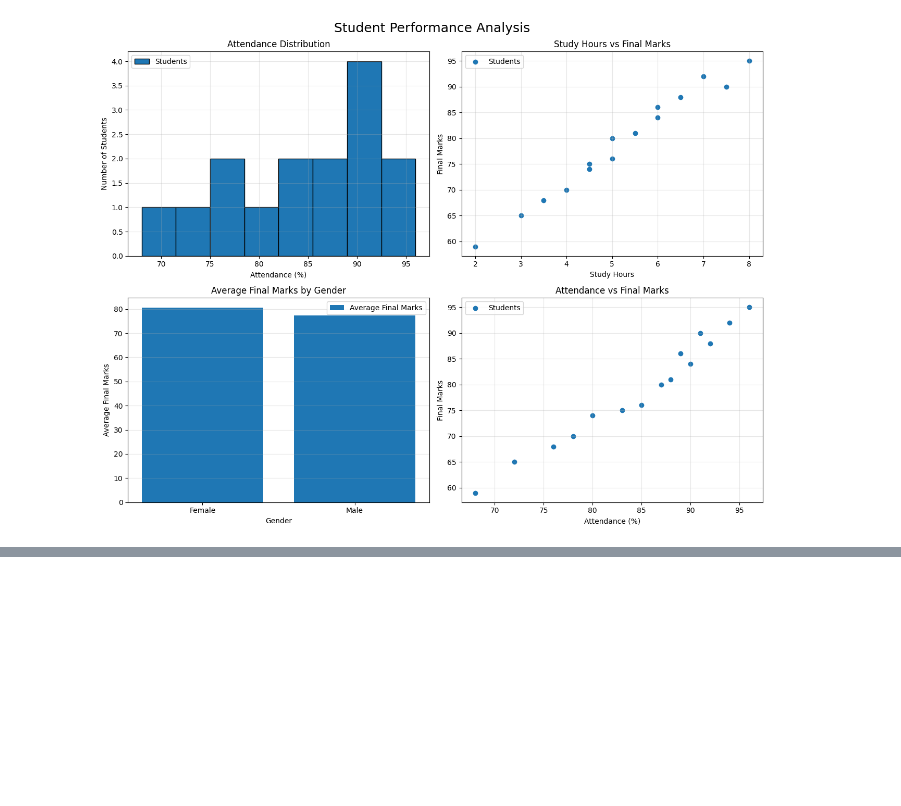
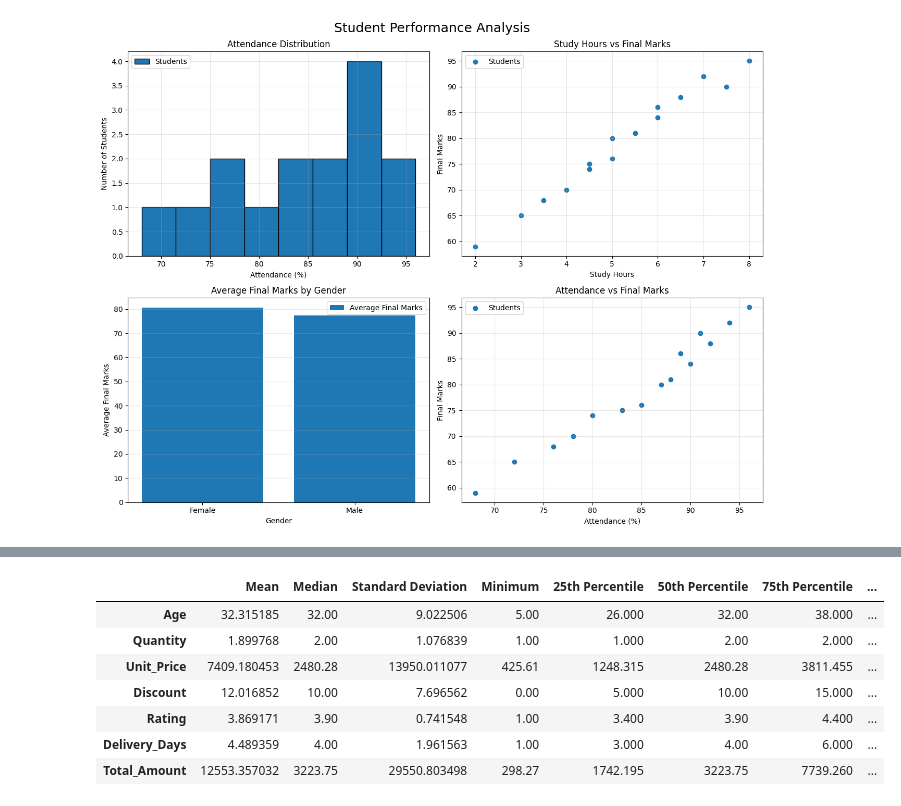
Before and after one commit to Calibo353/Matplotlib, a Jupyter notebook: ai assistance.ipynb, the cells around one changed output, grey strips where cells are left out. Cells and saved outputs as stored; diff of their text form; code cells hidden in the pictures; blank space fills up the shorter version.

```diff
--- a/ai assistance.ipynb
+++ b/ai assistance.ipynb
@@ -894,0 +923,24 @@ plt.show()
+# %%
+
+
+summary = pd.DataFrame({
+    "Mean": df[numerical_columns].mean(),
+    "Median": df[numerical_columns].median(),
+    "Standard Deviation": df[numerical_columns].std(),
+    "Minimum": df[numerical_columns].min(),
+    "25th Percentile": df[numerical_columns].quantile(0.25),
+    "50th Percentile": df[numerical_columns].quantile(0.50),
+    "75th Percentile": df[numerical_columns].quantile(0.75),
+    "Maximum": df[numerical_columns].max()
+})
+
+summary
+# %% [output]
+|  | Mean | Median | Standard Deviation | Minimum | 25th Percentile | 50th Percentile | 75th Percentile | ... |
+| Age | 32.315185 | 32.00 | 9.022506 | 5.00 | 26.000 | 32.00 | 38.000 | ... |
+| Quantity | 1.899768 | 2.00 | 1.076839 | 1.00 | 1.000 | 2.00 | 2.000 | ... |
+| Unit_Price | 7409.180453 | 2480.28 | 13950.011077 | 425.61 | 1248.315 | 2480.28 | 3811.455 | ... |
+| Discount | 12.016852 | 10.00 | 7.696562 | 0.00 | 5.000 | 10.00 | 15.000 | ... |
+| Rating | 3.869171 | 3.90 | 0.741548 | 1.00 | 3.400 | 3.90 | 4.400 | ... |
+| Delivery_Days | 4.489359 | 4.00 | 1.961563 | 1.00 | 3.000 | 4.00 | 6.000 | ... |
+| Total_Amount | 12553.357032 | 3223.75 | 29550.803498 | 298.27 | 1742.195 | 3223.75 | 7739.260 | ... |
```
Also changed, not shown: parts of 17 cells of this notebook.
